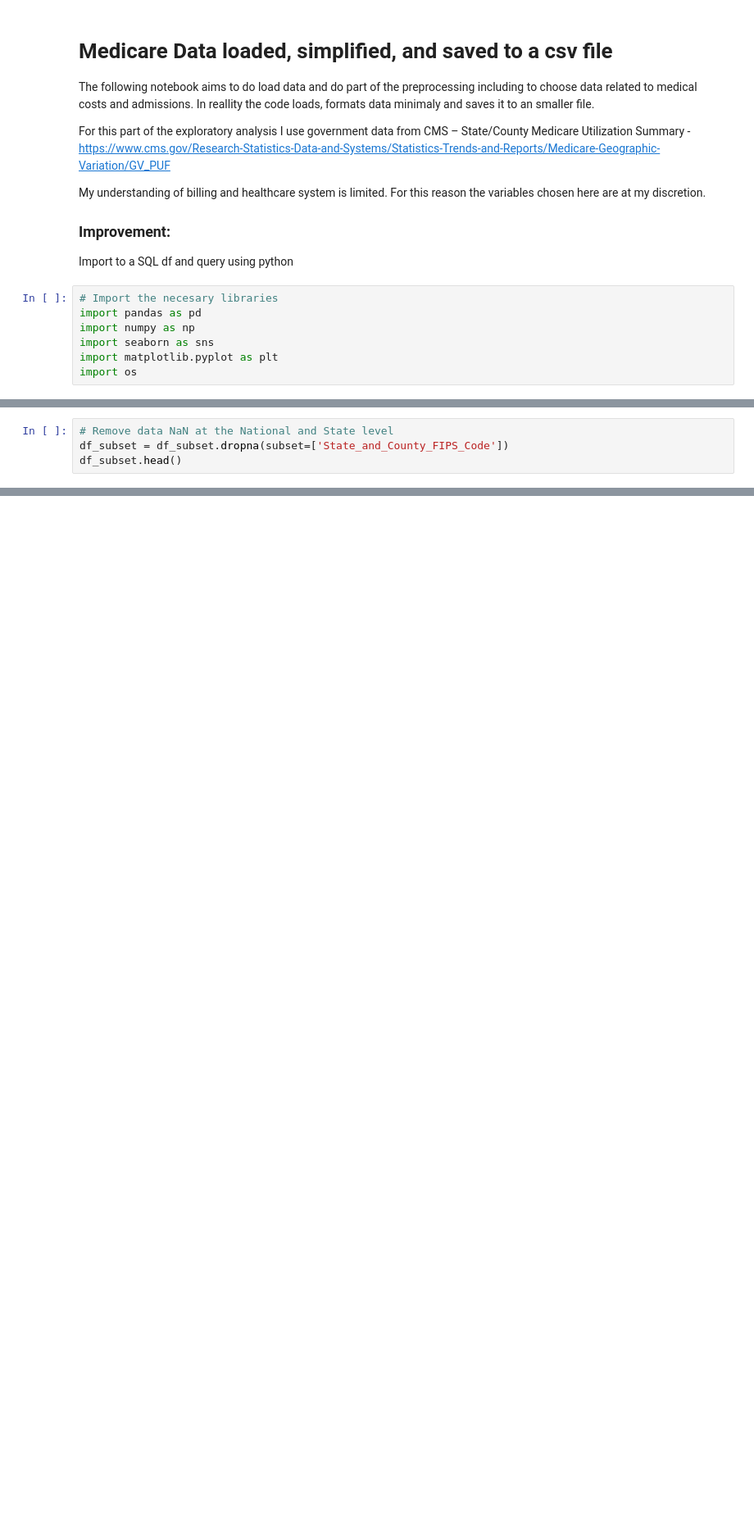
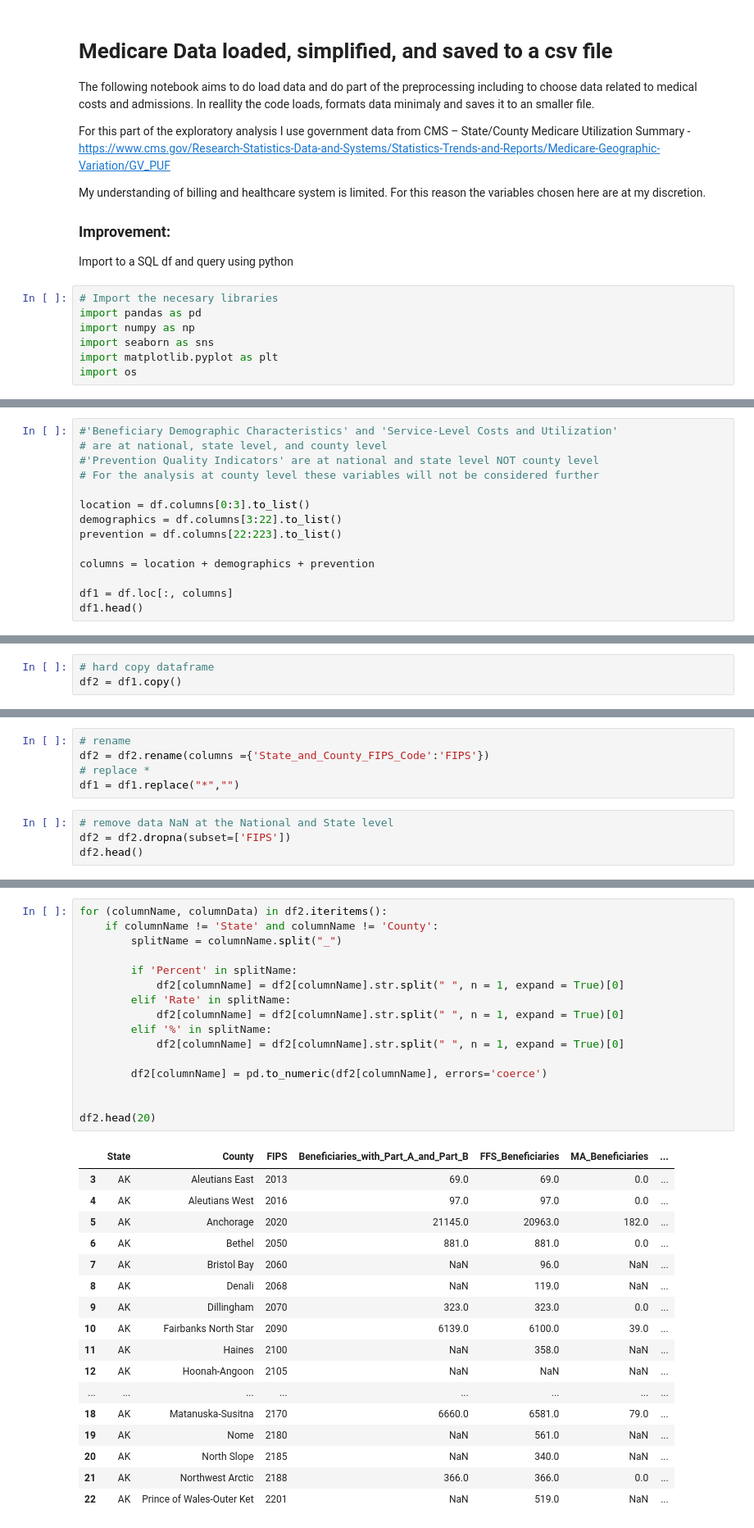
Before and after one commit to MPdeM/food_access, a Jupyter notebook: data_preprocesing_cost.ipynb, the cells around one changed output, grey strips where cells are left out. Shown: that part at 82% size. Cells and saved outputs as stored; diff of their text form; blank space fills up the shorter version.

Commit message:
chenges to the medicare data

```diff
--- a/data_preprocesing_cost.ipynb
+++ b/data_preprocesing_cost.ipynb
@@ -68,0 +115,14 @@ df_subset=df[columns]
+# %%
+#'Beneficiary Demographic Characteristics' and 'Service-Level Costs and Utilization'
+# are at national, state level, and county level
+#'Prevention Quality Indicators' are at national and state level NOT county level
+# For the analysis at county level these variables will not be considered further
+
+location = df.columns[0:3].to_list()
+demographics = df.columns[3:22].to_list()
+prevention = df.columns[22:223].to_list()
+
+columns = location + demographics + prevention
+
+df1 = df.loc[:, columns]
+df1.head()
@@ -69 +147,4 @@ df_subset=df[columns]
+# %%
+# hard copy dataframe
+df2 = df1.copy()
 # %%
@@ -75,4 +170,9 @@ Rename columns. Remove NaN data from FIPS. Transform to proper numerical formats
+# %%
+# rename
+df2 = df2.rename(columns ={'State_and_County_FIPS_Code':'FIPS'})
+# replace *
+df1 = df1.replace("*","")
 # %%
-# Remove data NaN at the National and State level
-df_subset = df_subset.dropna(subset=['State_and_County_FIPS_Code'])
-df_subset.head()
+# remove data NaN at the National and State level
+df2 = df2.dropna(subset=['FIPS'])
+df2.head()
@@ -96,0 +187,34 @@ df_subset['PQI07_Hypertension_Admission_Rate_(age_75+)'] = pd.to_numeric(df_subs
+# %%
+for (columnName, columnData) in df2.iteritems():
+    if columnName != 'State' and columnName != 'County':
+        splitName = columnName.split("_")
+
+        if 'Percent' in splitName:
+            df2[columnName] = df2[columnName].str.split(" ", n = 1, expand = True)[0]
+        elif 'Rate' in splitName:
+            df2[columnName] = df2[columnName].str.split(" ", n = 1, expand = True)[0]
+        elif '%' in splitName:
+            df2[columnName] = df2[columnName].str.split(" ", n = 1, expand = True)[0]
+
+        df2[columnName] = pd.to_numeric(df2[columnName], errors='coerce')
+
+
+df2.head(20)
+# %% [output]
+|  | State | County | FIPS | Beneficiaries_with_Part_A_and_Part_B | FFS_Beneficiaries | MA_Beneficiaries | ... |
+| 3 | AK | Aleutians East | 2013 | 69.0 | 69.0 | 0.0 | ... |
+| 4 | AK | Aleutians West | 2016 | 97.0 | 97.0 | 0.0 | ... |
+| 5 | AK | Anchorage | 2020 | 21145.0 | 20963.0 | 182.0 | ... |
+| 6 | AK | Bethel | 2050 | 881.0 | 881.0 | 0.0 | ... |
+| 7 | AK | Bristol Bay | 2060 | NaN | 96.0 | NaN | ... |
+| 8 | AK | Denali | 2068 | NaN | 119.0 | NaN | ... |
+| 9 | AK | Dillingham | 2070 | 323.0 | 323.0 | 0.0 | ... |
+| 10 | AK | Fairbanks North Star | 2090 | 6139.0 | 6100.0 | 39.0 | ... |
+| 11 | AK | Haines | 2100 | NaN | 358.0 | NaN | ... |
+| 12 | AK | Hoonah-Angoon | 2105 | NaN | NaN | NaN | ... |
+| ... | ... | ... | ... | ... | ... | ... | ... |
+| 18 | AK | Matanuska-Susitna | 2170 | 6660.0 | 6581.0 | 79.0 | ... |
+| 19 | AK | Nome | 2180 | NaN | 561.0 | NaN | ... |
+| 20 | AK | North Slope | 2185 | NaN | 340.0 | NaN | ... |
+| 21 | AK | Northwest Arctic | 2188 | 366.0 | 366.0 | 0.0 | ... |
+| 22 | AK | Prince of Wales-Outer Ket | 2201 | NaN | 519.0 | NaN | ... |
```
Also changed, not shown: parts of 25 cells of this notebook, 4 other files.
